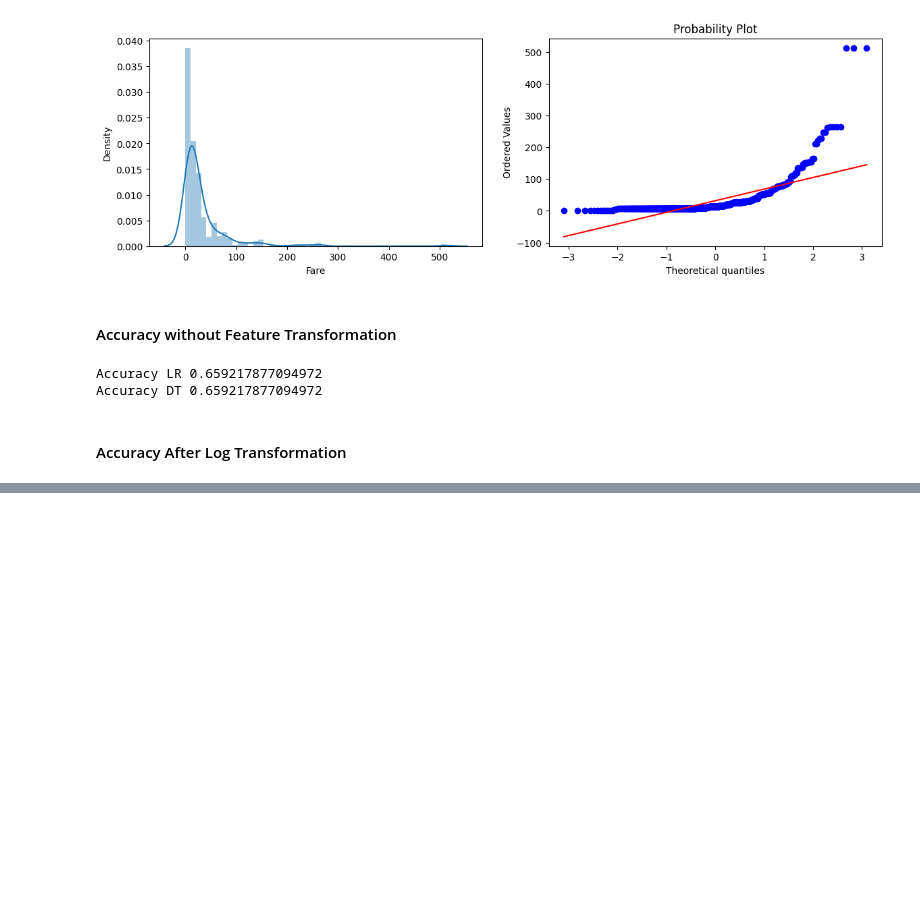
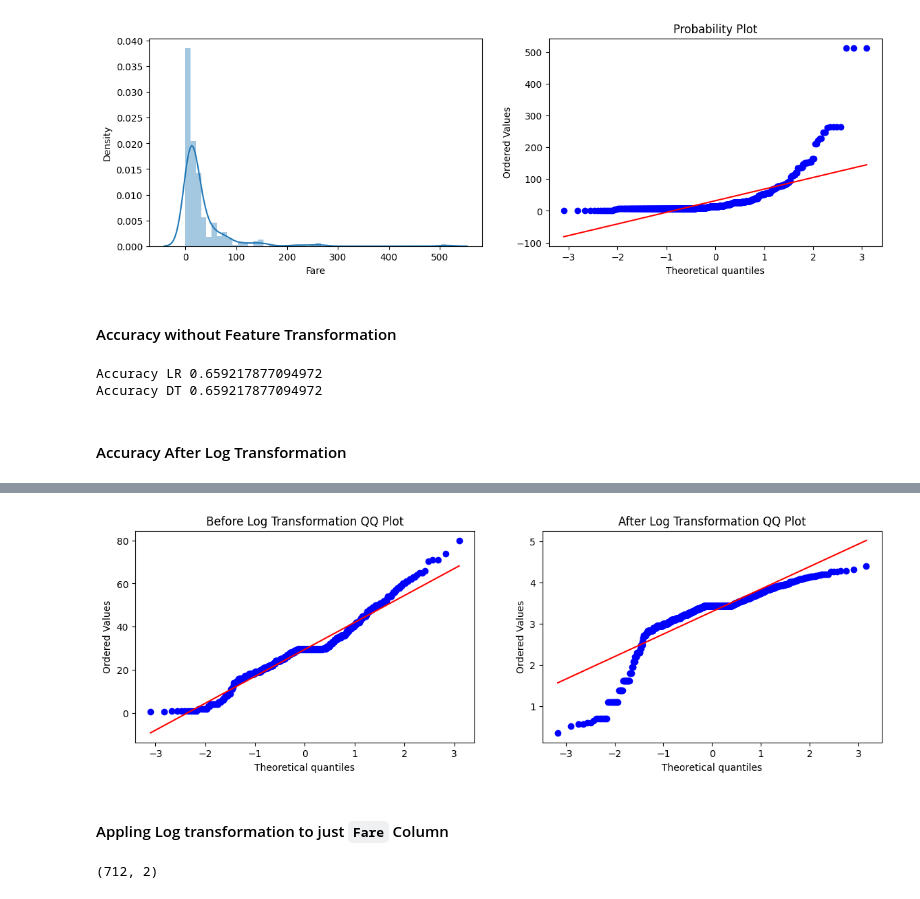
Before and after one commit to Vedarham/XLearnings01, a Jupyter notebook: Feature_Transformation.ipynb, the cells around one changed output, grey strips where cells are left out. Drawn from its saved outputs; the diff is of its cells as text; code cells hidden in the pictures; blank space fills up the shorter version.

```diff
--- a/Feature_Transformation.ipynb
+++ b/Feature_Transformation.ipynb
@@ -116,0 +230,12 @@ Accuracy DT 0.659217877094972
+# %%
+plt.figure(figsize = (14,4))
+plt.subplot(121)
+stats.probplot(x_train['Age'], dist = 'norm', plot =plt)
+plt.title('Before Log Transformation QQ Plot')
+
+plt.subplot(122)
+stats.probplot(x_transformed['Age'], dist = 'norm', plot =plt)
+plt.title('After Log Transformation QQ Plot')
+plt.show()
+# %% [output]
+[figure, added]
@@ -116,0 +247,6 @@ Accuracy DT 0.659217877094972
+# %% [markdown]
+#### Appling Log transformation to just `Fare` Column
+# %%
+x_train.shape
+# %% [output]
+(712, 2)
```
Also changed, not shown: parts of 22 cells of this notebook.
